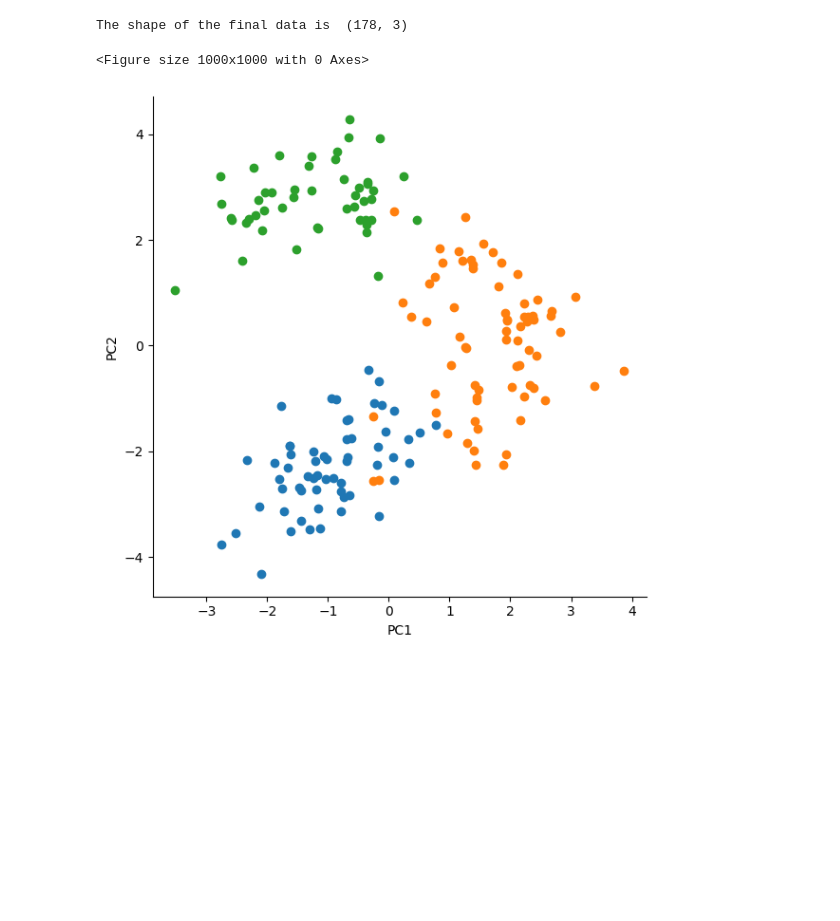
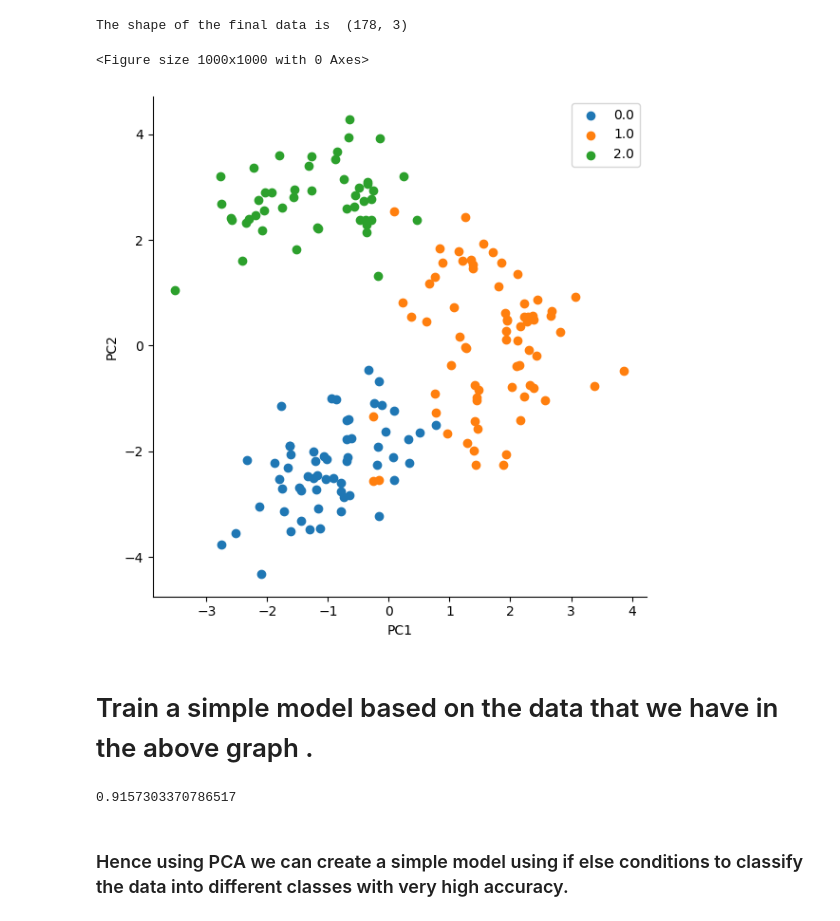
Before and after one commit to ankushbisht01/ai_assignments, a Jupyter notebook: PCA.ipynb, the cells around one changed output. Saved outputs shown, nothing was run; the diff lists cells and outputs as text; code cells hidden in the pictures; blank space fills up the shorter version.

Commit message:
created a simple model using PCA

```diff
--- a/PCA.ipynb
+++ b/PCA.ipynb
@@ -177,9 +181,13 @@ df = pd.DataFrame(new_data , columns=["PC1" , "PC2" , "target"])
 # %%
 import seaborn as sns
 
 plt.figure(figsize=(10, 10))
 sns.FacetGrid(df , hue="target" , height=6).map(plt.scatter , "PC1" , "PC2")
+#set the legend to true
+plt.legend()
 plt.show()
 # %% [output]
 <Figure size 1000x1000 with 0 Axes>
-[figure, old version]
+[figure, new version]
+# %% [markdown]
+# Train a simple model based on the data that we have in the above graph .
@@ -185,0 +211,6 @@ plt.show()
+# %%
+accuracy
+# %% [output]
+0.9157303370786517
+# %% [markdown]
+### Hence using PCA we can create a simple model using if else conditions to classify the data into different classes with very high accuracy.
```
Also changed, not shown: parts of 3 cells of this notebook.
